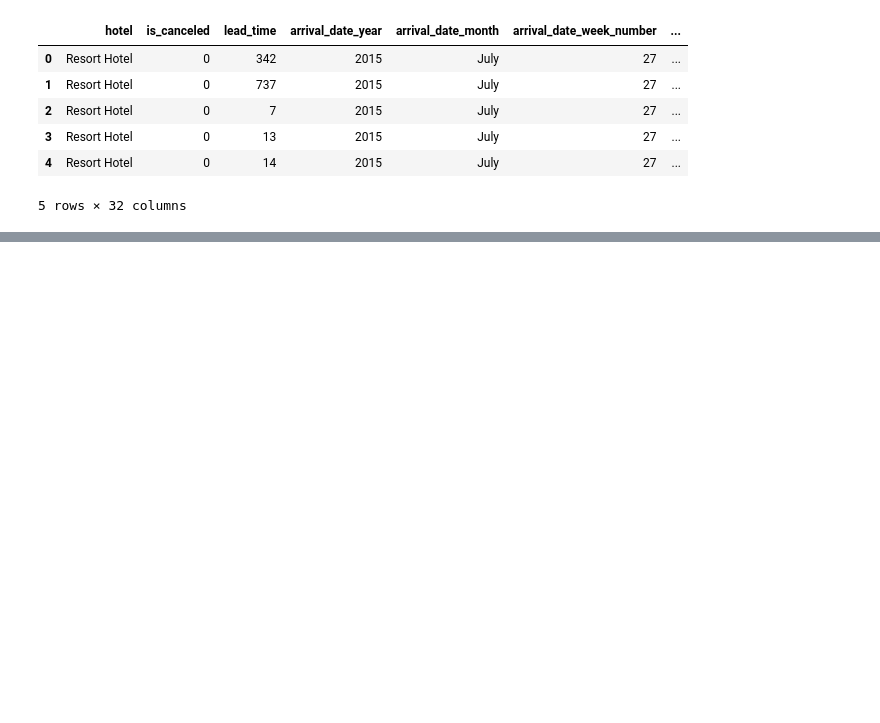
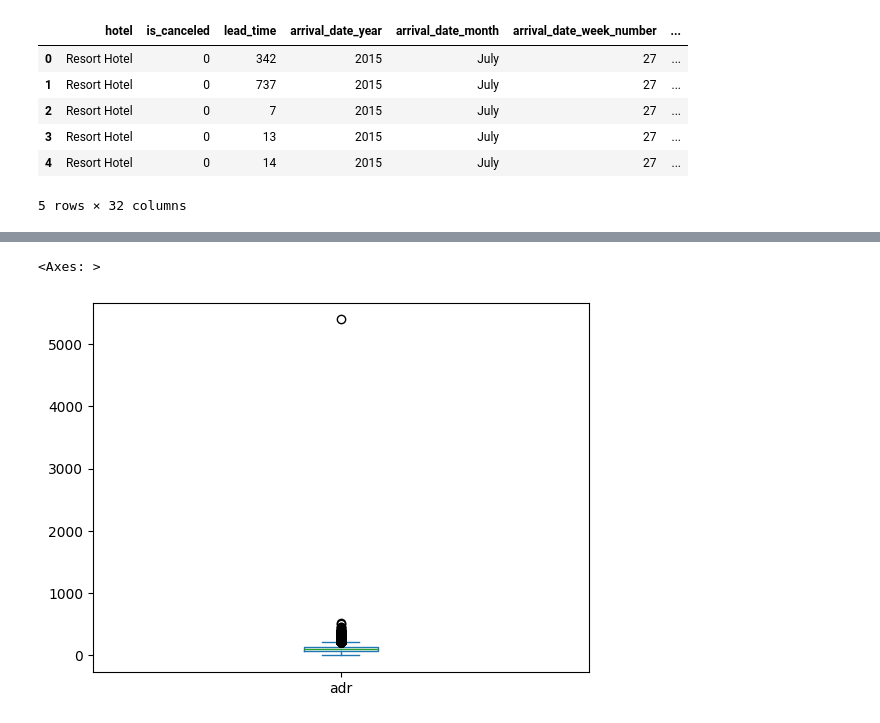
Before and after one commit to satishsinha/Hotel-Booking-Data-Analysis-Pandas, a Jupyter notebook: Analysis.ipynb, the cells around one changed output, grey strips where cells are left out. Drawn from its saved outputs; the diff is of its cells as text; code cells hidden in the pictures; blank space fills up the shorter version.

Commit message:
Hotel booking data analysis

```diff
--- a/Analysis.ipynb
+++ b/Analysis.ipynb
@@ -14,0 +78,3 @@ data.head()
+# %%
+data['reservation_status_date'] = pd.to_datetime(data['reservation_status_date'], format='mixed', dayfirst=True)
+data['year']=  data.reservation_status_date.dt.year
@@ -14,0 +149,2 @@ data.head()
+# %%
+df = data.drop(['agent', 'company', 'children', 'country'], axis=1)
@@ -14,0 +183,5 @@ data.head()
+# %%
+df['adr'].plot(kind = 'box')
+# %% [output]
+<Axes: >
+[figure, added]
```
Also changed, not shown: parts of 20 cells of this notebook.
